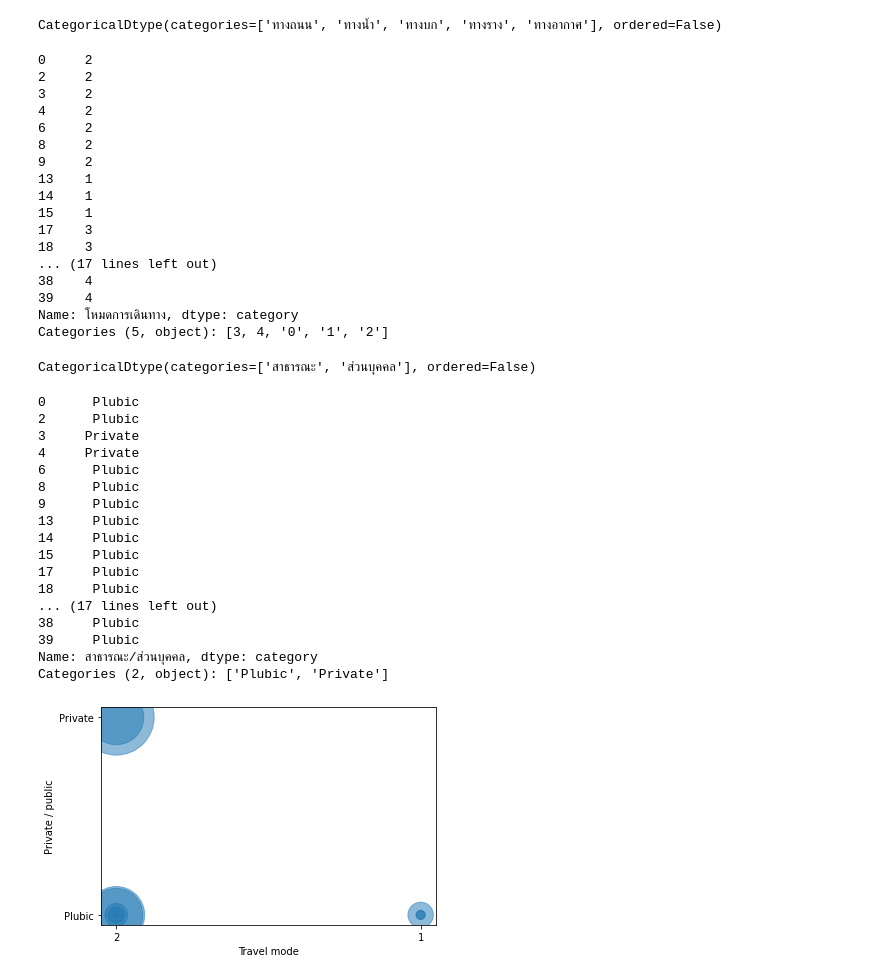
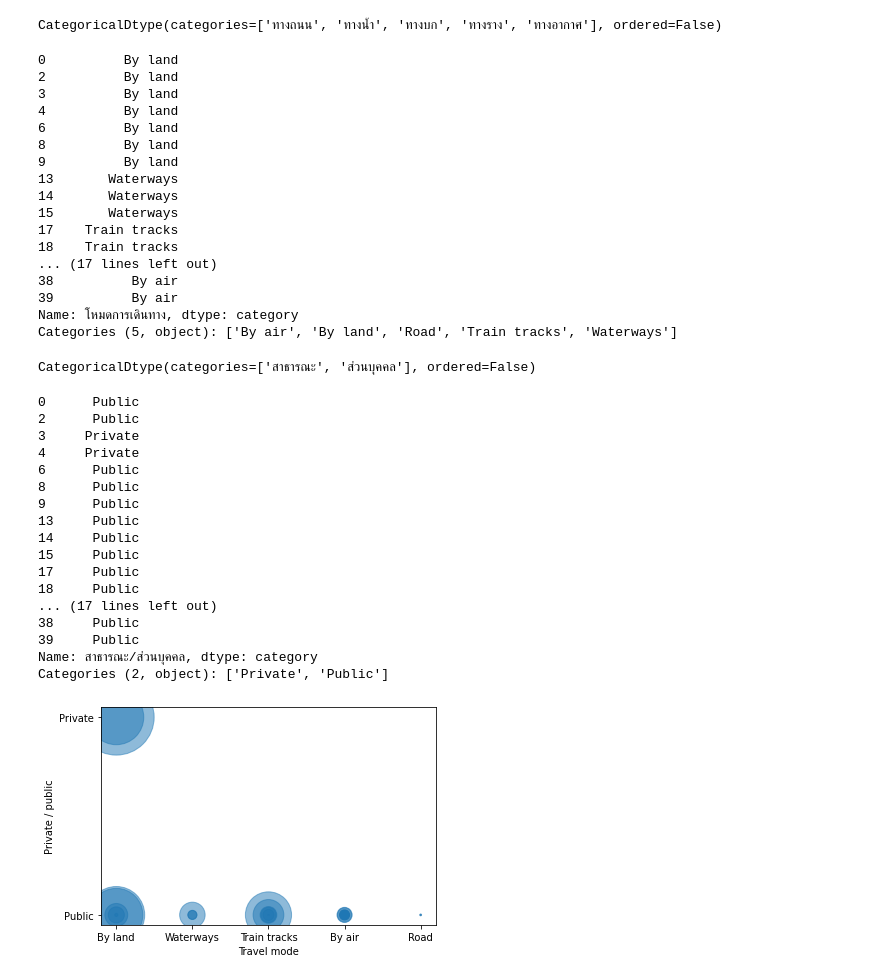
Before and after one commit to MeenTers/data_viz, a Jupyter notebook: Visualize_Data_Distribution(02).ipynb, the cells around one changed output. Drawn from its saved outputs; the diff is of its cells as text; code cells hidden in the pictures.

```diff
--- a/Visualize_Data_Distribution(02).ipynb
+++ b/Visualize_Data_Distribution(02).ipynb
@@ -181,26 +181,26 @@ A.dtypes
 # %% [output]
 CategoricalDtype(categories=['ทางถนน', 'ทางน้ำ', 'ทางบก', 'ทางราง', 'ทางอากาศ'], ordered=False)
 # %%
-A2 = A.replace({'ทางถนน':'0','ทางน้ำ':'1','ทางบก':'2','ทางราง':3,'ทางอากาศ':4})
+A2 = A.replace({'ทางถนน':'Road','ทางน้ำ':'Waterways','ทางบก':'By land','ทางราง':'Train tracks','ทางอากาศ':'By air'})
 A2.astype('category')
 # %% [output]
-0     2
-2     2
-3     2
-4     2
-6     2
-8     2
-9     2
-13    1
-14    1
-15    1
-17    3
-18    3
+0          By land
+2          By land
+3          By land
+4          By land
+6          By land
+8          By land
+9          By land
+13       Waterways
+14       Waterways
+15       Waterways
+17    Train tracks
+18    Train tracks
 ... (17 lines left out)
-38    4
-39    4
+38          By air
+39          By air
 Name: โหมดการเดินทาง, dtype: category
-Categories (5, object): [3, 4, '0', '1', '2']
+Categories (5, object): ['By air', 'By land', 'Road', 'Train tracks', 'Waterways']
 # %%
 B = data_drop['สาธารณะ/ส่วนบุคคล'].astype('category')
 # %%
@@ -208,29 +208,29 @@ B.dtypes
 # %% [output]
 CategoricalDtype(categories=['สาธารณะ', 'ส่วนบุคคล'], ordered=False)
 # %%
-B2 = B.replace({'สาธารณะ':'Plubic','ส่วนบุคคล':'Private'})
+B2 = B.replace({'สาธารณะ':'Public','ส่วนบุคคล':'Private'})
 B2.astype('category')
 # %% [output]
-0      Plubic
-2      Plubic
+0      Public
+2      Public
 3     Private
 4     Private
-6      Plubic
-8      Plubic
-9      Plubic
-13     Plubic
-14     Plubic
-15     Plubic
-17     Plubic
-18     Plubic
+6      Public
+8      Public
+9      Public
+13     Public
+14     Public
+15     Public
+17     Public
+18     Public
 ... (17 lines left out)
-38     Plubic
-39     Plubic
+38     Public
+39     Public
 Name: สาธารณะ/ส่วนบุคคล, dtype: category
-Categories (2, object): ['Plubic', 'Private']
+Categories (2, object): ['Private', 'Public']
 # %%
-plt.scatter(A2[:10],B2[:10],s=0.0001*data_drop['มี.ค. 2562'][:10],alpha=0.5)
+plt.scatter(A2,B2,s=0.0001*data_drop['มี.ค. 2562'],alpha=0.5)
 plt.xlabel('Travel mode') #ชื่อแกน X
 plt.ylabel('Private / public'); #ชื่อแกน Y
 # %% [output]
-[figure, old version]
+[figure, new version]
```
Also changed, not shown: parts of 2 cells of this notebook.
